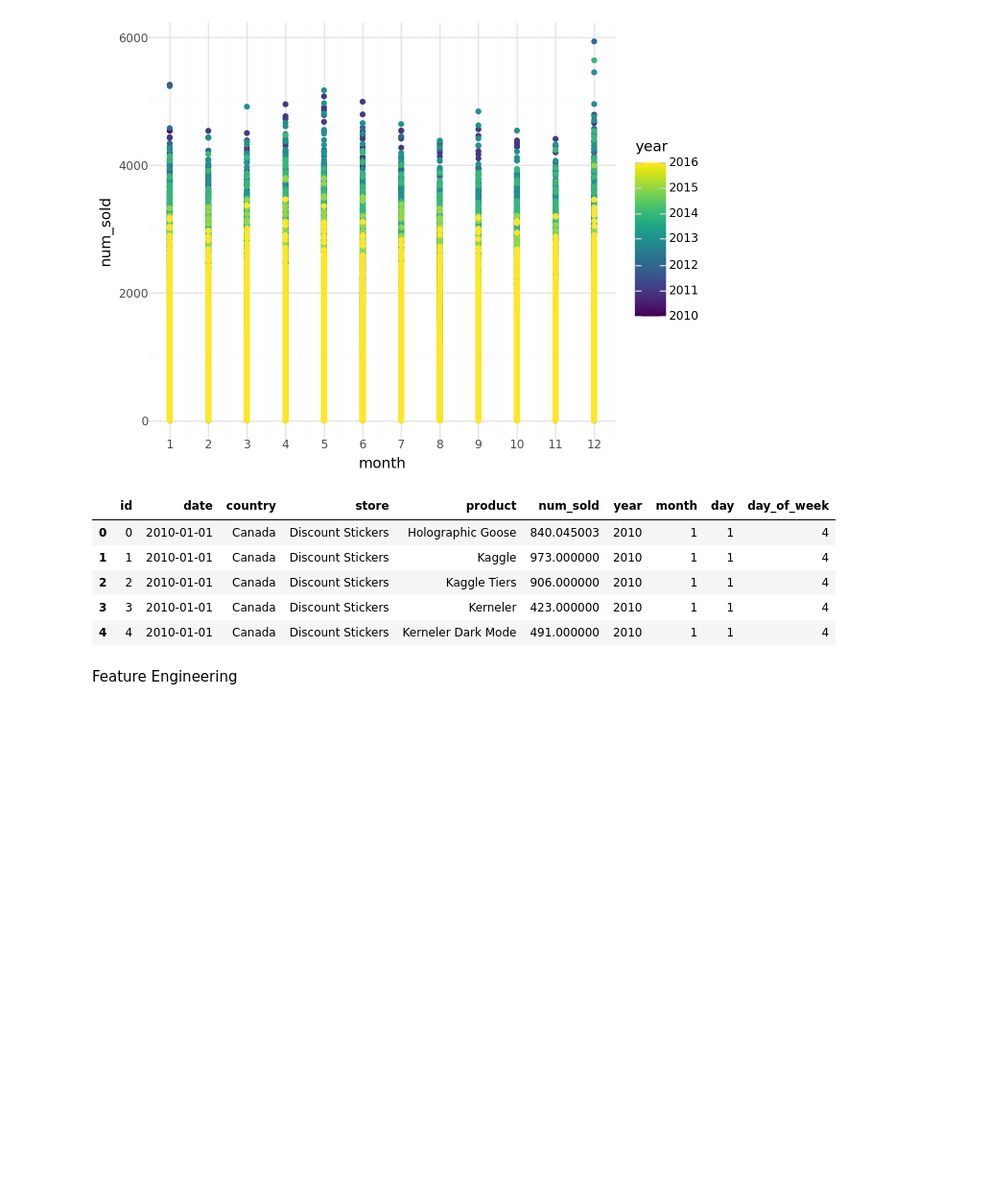
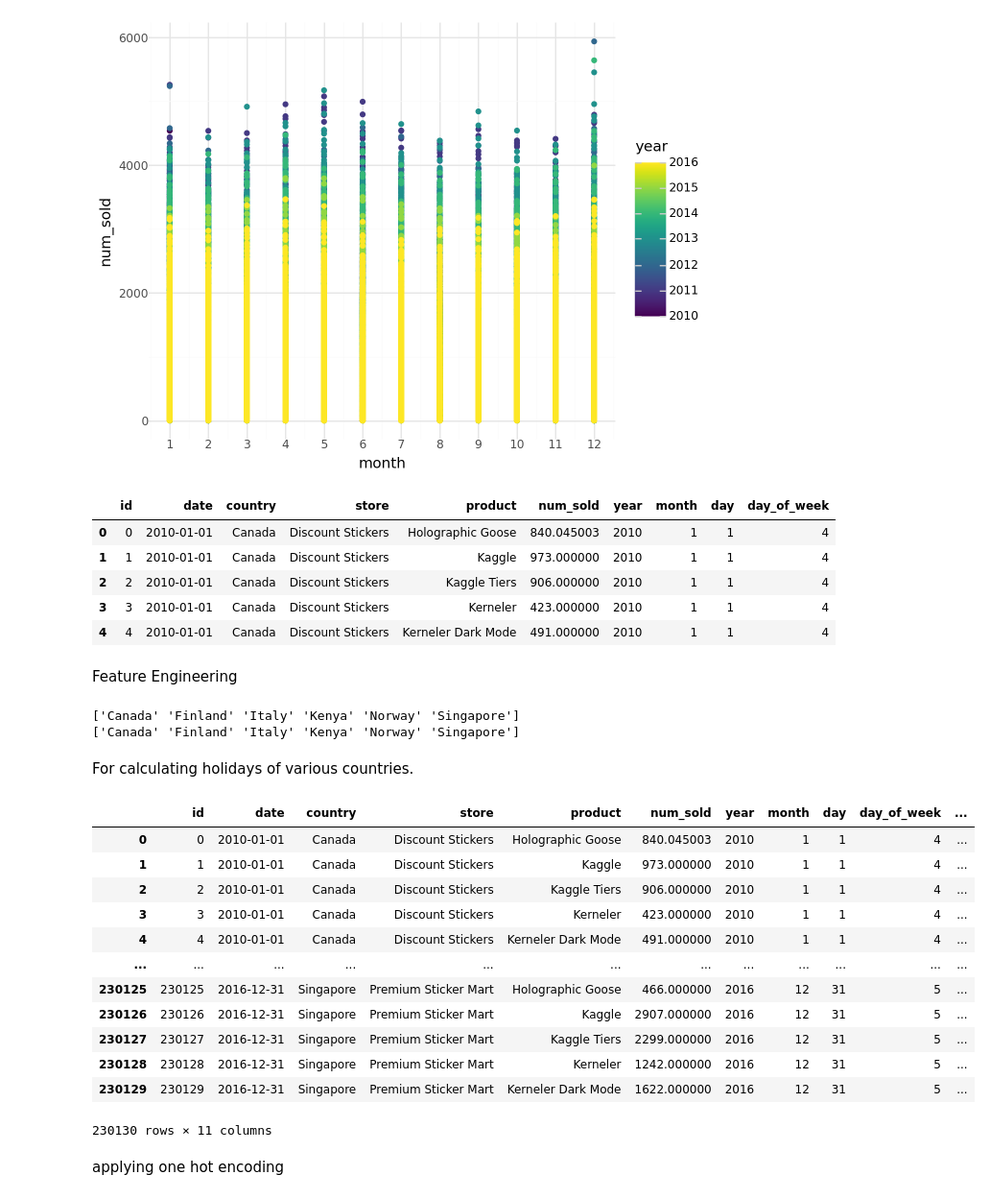
Before and after one commit to omjadhav9271/Forecasting-Sales, a Jupyter notebook: nb01.ipynb, the cells around one changed output. Shown at 96% size. Cells and saved outputs as stored; diff of their text form; code cells hidden in the pictures; blank space fills up the shorter version.

Commit message:
Update nb01.ipynb
Feature engineering for date time, one hot encoding.

```diff
--- a/nb01.ipynb
+++ b/nb01.ipynb
@@ -256,3 +256,66 @@ train_df.head(5)
 | 4 | 4 | 2010-01-01 | Canada | Discount Stickers | Kerneler Dark Mode | 491.000000 | 2010 | 1 | 1 | 4 |
 # %% [markdown]
 Feature Engineering
+# %%
+train_df["holiday"] = 0
+test_df["holiday"] = 0
+# %%
+print(train_df["country"].unique())
+print(test_df["country"].unique())
+# %% [output]
+['Canada' 'Finland' 'Italy' 'Kenya' 'Norway' 'Singapore']
+['Canada' 'Finland' 'Italy' 'Kenya' 'Norway' 'Singapore']
+# %%
+import holidays
+
+ca_holidays = holidays.country_holidays('CA') # Canada
+fi_holidays = holidays.country_holidays('FI') # Finland
+it_holidays = holidays.country_holidays('IT') # Italy
+ke_holidays = holidays.country_holidays('KE') # Kenya
+no_holidays = holidays.country_holidays('NO') # Norway
+sg_holidays = holidays.country_holidays('SG') # Singapore
+# %% [markdown]
+For calculating holidays of various countries.
+# %%
+def set_holiday(row):
+    VAL_HOLIDAY = 1
+    if row["country"] == "Canada" and row["date"] in ca_holidays:
+        row["holiday"] = VAL_HOLIDAY
+
+    elif row["country"] == "Finland" and row["date"] in fi_holidays:
+        row["holiday"] = VAL_HOLIDAY
+
+    elif row["country"] == "Italy" and row["date"] in it_holidays:
+        row["holiday"] = VAL_HOLIDAY
+
+    elif row["country"] == "Kenya" and row["date"] in ke_holidays:
+        row["holiday"] = VAL_HOLIDAY
+
+    elif row["country"] == "Norway" and row["date"] in no_holidays:
+        row["holiday"] = VAL_HOLIDAY
+
+    elif row["country"] == "Singapore" and row["date"] in sg_holidays:
+        row["holiday"] = VAL_HOLIDAY
+
+    return row
+# %%
+df_train = train_df.apply(set_holiday, axis=1)
+df_test = test_df.apply(set_holiday, axis=1)
+# %%
+df_train
+# %% [output]
+|  | id | date | country | store | product | num_sold | year | month | day | day_of_week | ... |
+| 0 | 0 | 2010-01-01 | Canada | Discount Stickers | Holographic Goose | 840.045003 | 2010 | 1 | 1 | 4 | ... |
+| 1 | 1 | 2010-01-01 | Canada | Discount Stickers | Kaggle | 973.000000 | 2010 | 1 | 1 | 4 | ... |
+| 2 | 2 | 2010-01-01 | Canada | Discount Stickers | Kaggle Tiers | 906.000000 | 2010 | 1 | 1 | 4 | ... |
+| 3 | 3 | 2010-01-01 | Canada | Discount Stickers | Kerneler | 423.000000 | 2010 | 1 | 1 | 4 | ... |
+| 4 | 4 | 2010-01-01 | Canada | Discount Stickers | Kerneler Dark Mode | 491.000000 | 2010 | 1 | 1 | 4 | ... |
+| ... | ... | ... | ... | ... | ... | ... | ... | ... | ... | ... | ... |
+| 230125 | 230125 | 2016-12-31 | Singapore | Premium Sticker Mart | Holographic Goose | 466.000000 | 2016 | 12 | 31 | 5 | ... |
+| 230126 | 230126 | 2016-12-31 | Singapore | Premium Sticker Mart | Kaggle | 2907.000000 | 2016 | 12 | 31 | 5 | ... |
+| 230127 | 230127 | 2016-12-31 | Singapore | Premium Sticker Mart | Kaggle Tiers | 2299.000000 | 2016 | 12 | 31 | 5 | ... |
+| 230128 | 230128 | 2016-12-31 | Singapore | Premium Sticker Mart | Kerneler | 1242.000000 | 2016 | 12 | 31 | 5 | ... |
+| 230129 | 230129 | 2016-12-31 | Singapore | Premium Sticker Mart | Kerneler Dark Mode | 1622.000000 | 2016 | 12 | 31 | 5 | ... |
+230130 rows × 11 columns
+# %% [markdown]
+applying one hot encoding
```
Also changed, not shown: parts of 2 cells of this notebook.
